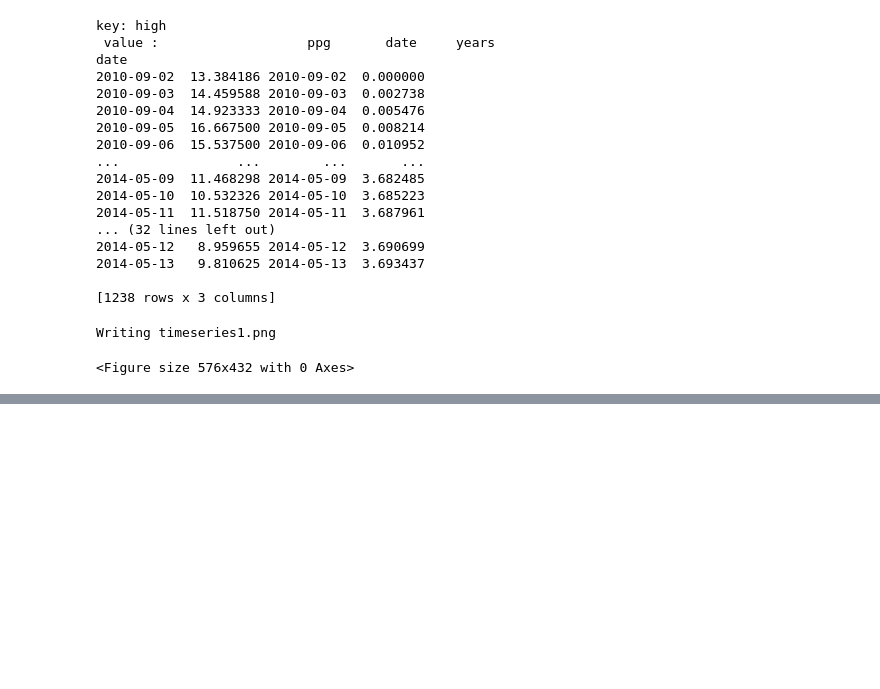
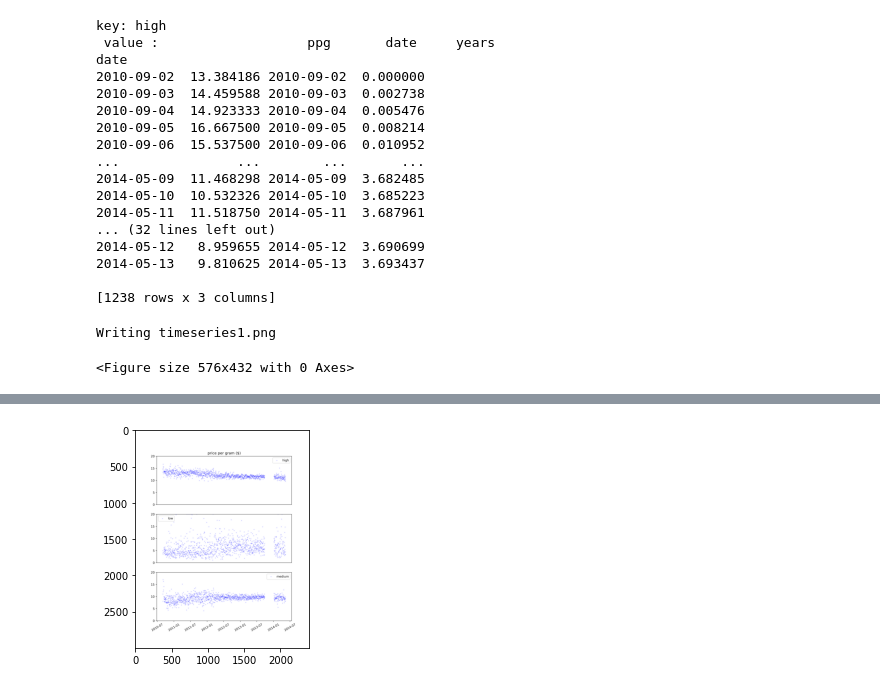
Before and after one commit to jaehyun0220/DL, a Jupyter notebook: Git_Temp_1.ipynb, the cells around one changed output, grey strips where cells are left out. Saved outputs shown, nothing was run; the diff lists cells and outputs as text; code cells hidden in the pictures; blank space fills up the shorter version.

```diff
--- a/Git_Temp_1.ipynb
+++ b/Git_Temp_1.ipynb
@@ -642,3 +643,10 @@ PlotDailies(dailies)
 # %% [output]
 Writing timeseries1.png
 <Figure size 576x432 with 0 Axes>
+# %%
+import matplotlib.image as mpimg
+
+img=mpimg.imread('../content/timeseries1.png')
+plt.imshow(img)
+files.download('../content/timeseries1.png')
+# %% [output]
@@ -645,3 +655,4 @@ Writing timeseries1.png
+[figure, added]
 # %%
 
 
```
Also changed, not shown: parts of 2 cells of this notebook.
